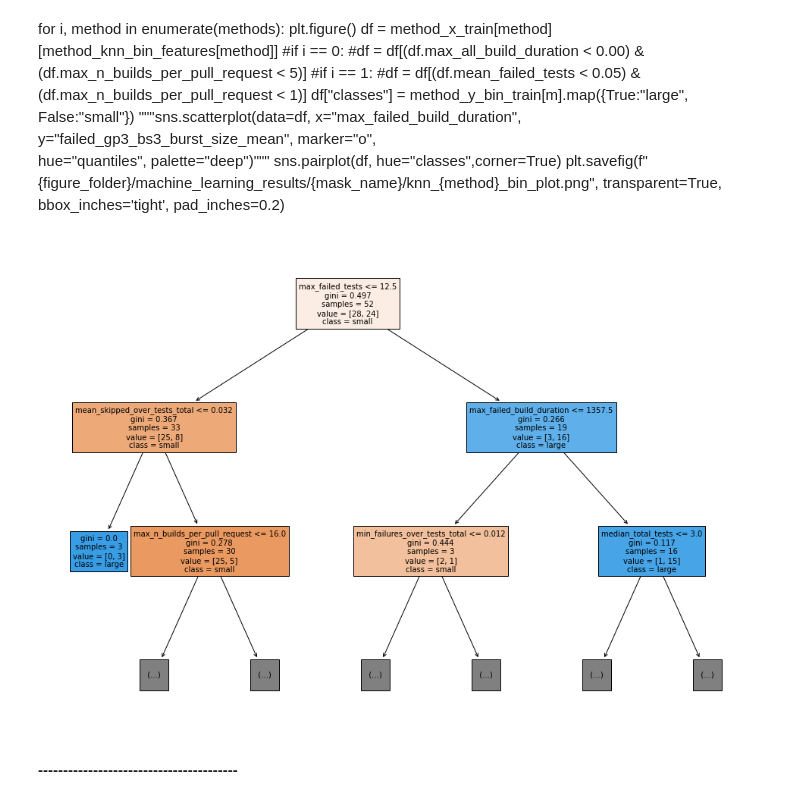
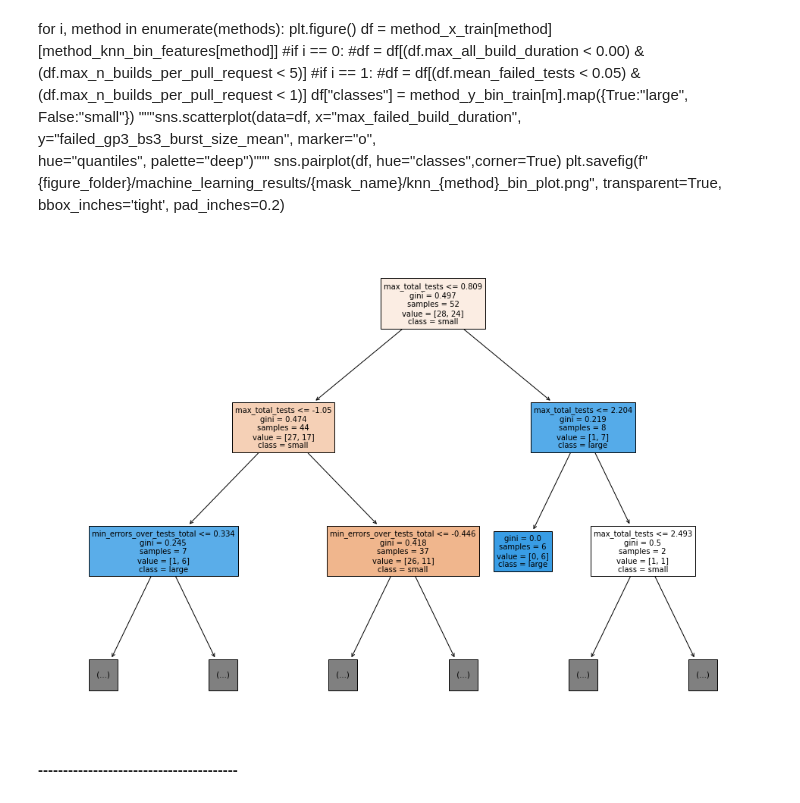
Before and after one commit to IncioMan/Continuous-Integration-metrics-for-post-release-bugs-prediction, a Jupyter notebook: notebooks/analysis/all_machine_learning.ipynb, the cells around one changed output. Drawn from its saved outputs; the diff is of its cells as text; code cells hidden in the pictures.

```diff
--- a/notebooks/analysis/all_machine_learning.ipynb
+++ b/notebooks/analysis/all_machine_learning.ipynb
@@ -1059,0 +1119,2 @@ plt.savefig(f"{figure_folder}/machine_learning_results/{mask_name}/regression_r2
+# %%
+residuals = y - model.predict(x)
@@ -1095,3 +1219,14 @@ method_y_quantiles_train[methods[0]].value_counts()
 0.0    17
 1.0    17
 Name: post_release_bugs, dtype: int64
+# %%
+method_dt_quantiles_features = {}
+method_dt_quantiles_feature_performance = {}
+for method in methods:
+    features, score, feature_performance = forward_feature_selection(DecisionTreeClassifier(), method_x_train[method],\
+                                           method_y_quantiles_train[method], cv=cross_validation_strategy, scoring="f1_macro")
+    print("-"*20)
+    print(method, features, score)
+    print("-"*20)
+    method_dt_quantiles_features[method] = features
+    method_dt_quantiles_feature_performance[method] = feature_performance
@@ -1106,10 +1248,11 @@ model = DecisionTreeClassifier()
 method_dtclassifier_quantiles_f1 = {}
 method_dtclassifier_quantiles_accuracy = {}
 for method in methods:
+    x = method_x_train[method][method_dt_quantiles_features[method]]
     method_dtclassifier_quantiles_f1[method] = \
-            two_layer_cross_validate(model, params_grid, method_x_train[method], method_y_quantiles_train[method], 5, 5, "f1_macro")
+            two_layer_cross_validate(model, params_grid, x, method_y_quantiles_train[method], 5, 5, "f1_macro")
     method_dtclassifier_quantiles_accuracy[method] = \
-            two_layer_cross_validate(model, params_grid, method_x_train[method], method_y_quantiles_train[method], 5, 5, "accuracy")
+            two_layer_cross_validate(model, params_grid, x, method_y_quantiles_train[method], 5, 5, "accuracy")
 # %%
 for method in methods:
     print("F1", method, method_dtclassifier_quantiles_f1[method], method_dtclassifier_quantiles_f1[method].mean())
@@ -1257,3 +1400,14 @@ for method in methods:
 # %% [output]
 7.0
 7.0
+# %%
+method_dt_bin_features = {}
+method_dt_bin_feature_performance = {}
+for method in methods:
+    features, score, feature_performance = forward_feature_selection(DecisionTreeClassifier(), method_x_train[method],\
+                                           method_y_bin_train[method], cv=cross_validation_strategy, scoring="f1")
+    print("-"*20)
+    print(method, features, score)
+    print("-"*20)
+    method_dt_bin_features[method] = features
+    method_dt_bin_feature_performance[method] = feature_performance
@@ -1471,12 +1636,14 @@ for i, method in enumerate(methods):
 # %%
 from sklearn.tree import plot_tree
 dt = DecisionTreeClassifier()
-dt.fit(methods_indep_var[methods[0]], method_y_bin_train[methods[0]])
+method = methods[0]
+x = method_x_train[method][method_dt_bin_features[method]]
+dt.fit(x, method_y_bin_train[method])
 fig, ax = plt.subplots(figsize=(17, 12))
-plot_tree(dt, feature_names=method_x_train[methods[0]].columns,max_depth=2,filled=True, class_names=["small", "large"], fontsize=10)
+plot_tree(dt, feature_names=x.columns,max_depth=2,filled=True, class_names=["small", "large"], fontsize=10)
 plt.savefig(f"{figure_folder}/machine_learning_results/{mask_name}/dt_{methods[0]}_bin_plot.png", transparent=True, bbox_inches='tight', pad_inches=0.2)
 # %% [output]
-[figure, old version]
+[figure, new version]
 # %% [markdown]
 **----------------------------------------**
 # %% [markdown]
```
Also changed, not shown: parts of 44 cells of this notebook.
